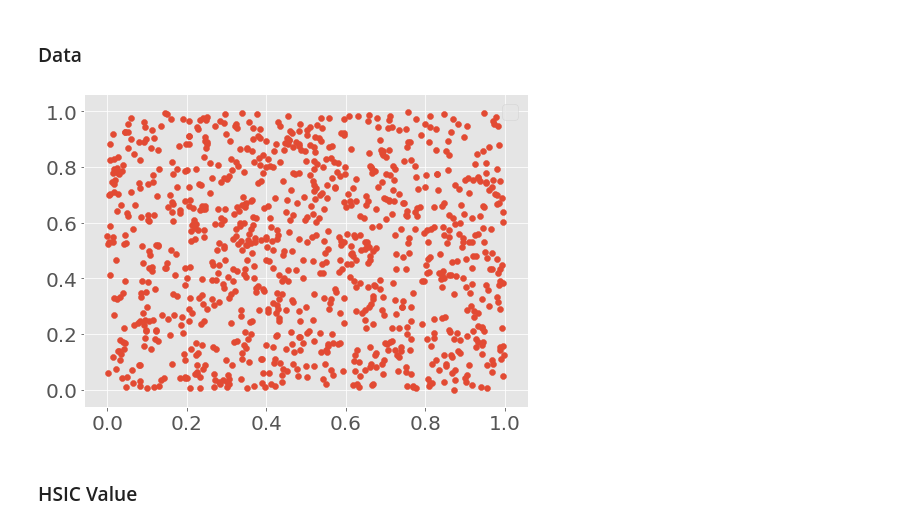
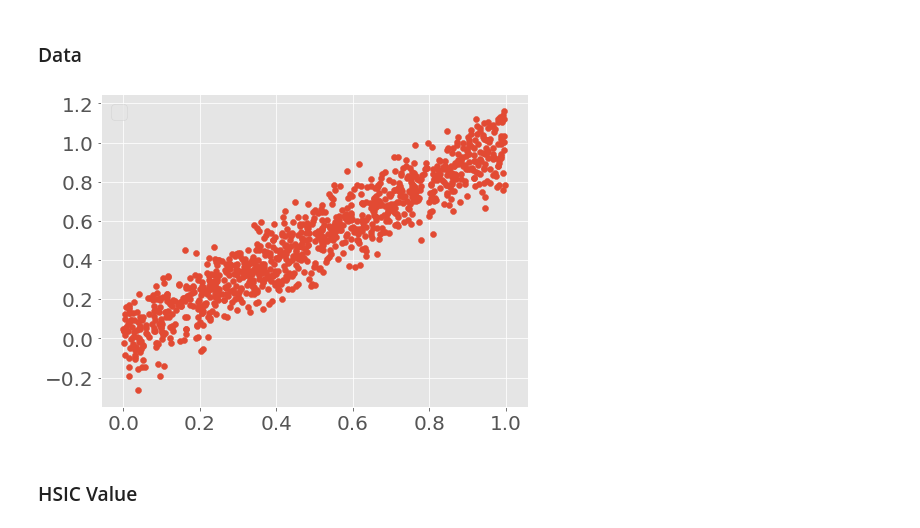
Before and after one commit to jejjohnson/hsic_alignment, a Jupyter notebook: notebooks/experiment_kta/0_preliminary_exp.ipynb, the cells around one changed output. Drawn from its saved outputs; the diff is of its cells as text; code cells hidden in the pictures.

```diff
--- a/notebooks/experiment_kta/0_preliminary_exp.ipynb
+++ b/notebooks/experiment_kta/0_preliminary_exp.ipynb
@@ -66,37 +66,37 @@ The autoreload extension is already loaded. To reload it, use:
 ### Data
 # %%
 # data params
-dataset = 'rand'
+dataset = 'line'
 num_points = 1000
 seed = 123
 noise_x = 0.1
 noise_y = 0.1
 
 # get dataset
 X, Y = generate_dependence_data(
     dataset=dataset,
     num_points=num_points,
     seed=seed,
     noise_x=noise_x,
     noise_y=noise_y
 )
 
 X_scale, Y_scale = X * 10, Y * 10
 # plot
 
 fig, ax = plt.subplots(nrows=1, figsize=(7, 5))
 
 ax.scatter(X, Y)
 plt.legend(fontsize=20)
 plt.xticks(fontsize=20)
 plt.yticks(fontsize=20)
 plt.tight_layout()
 plt.show()
 
 save_path = f'{cwd}/../../results/hsic/figures/demo/'
 fig.savefig(f"{save_path}demo_{dataset}.png")
 # %% [output]
-[figure, old version]
+[figure, new version]
 # %% [markdown]
 ### HSIC Value
 # %% [markdown]
```
Also changed, not shown: parts of 4 cells of this notebook, 5 other files.
